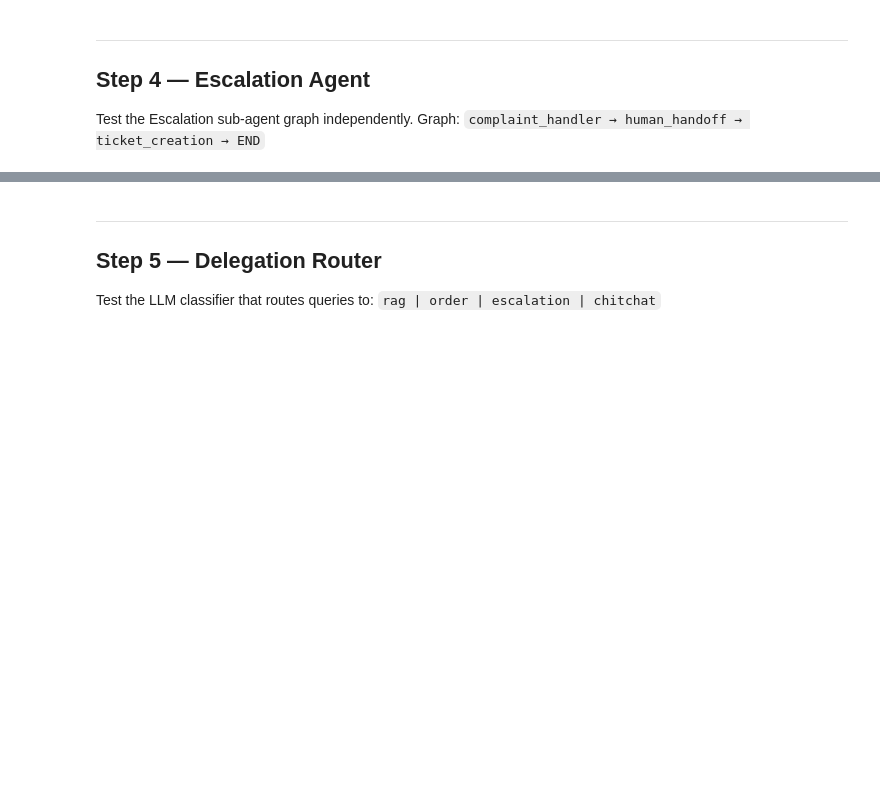
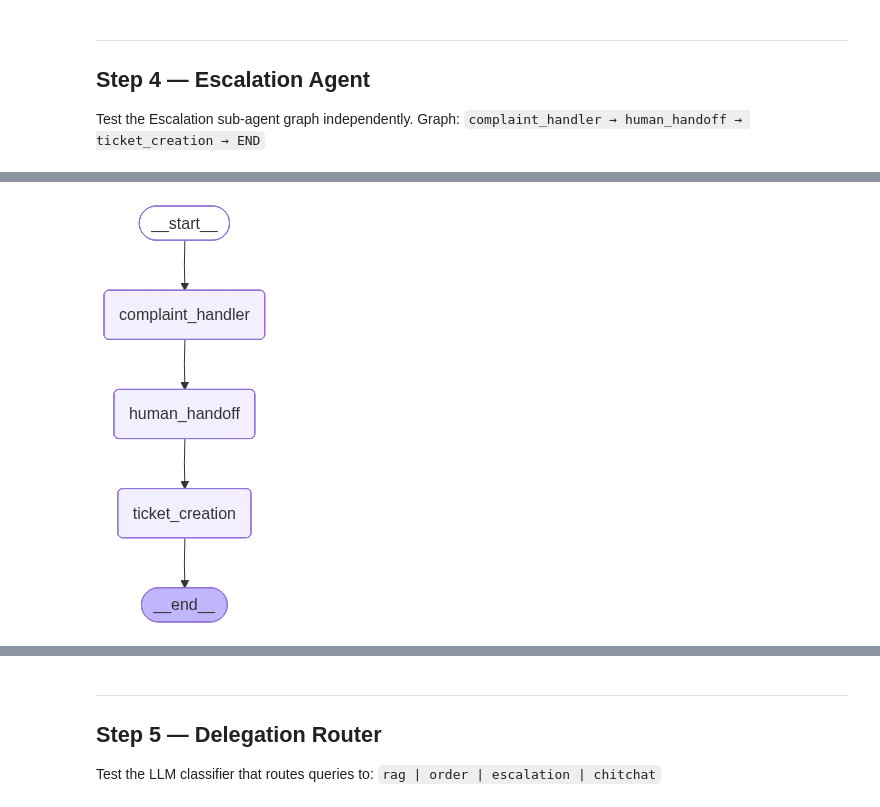
Before and after one commit to Debasis5/Agentic-RAG-Shopping-Assistant-Multi, a Jupyter notebook: notebooks/test_notebook_multi.ipynb, the cells around one changed output, grey strips where cells are left out. Cells and saved outputs as stored; diff of their text form; code cells hidden in the pictures; blank space fills up the shorter version.

```diff
--- a/notebooks/test_notebook_multi.ipynb
+++ b/notebooks/test_notebook_multi.ipynb
@@ -108,3 +163,7 @@ print("Escalation agent compiled OK:", escalation_agent)
+# %%
+escalation_agent
+# %% [output]
+[figure, added]
 # %%
 # Test Escalation agent directly with complaint queries
 escalation_test_queries = [
```
Also changed, not shown: parts of 20 cells of this notebook, 15 other files.
